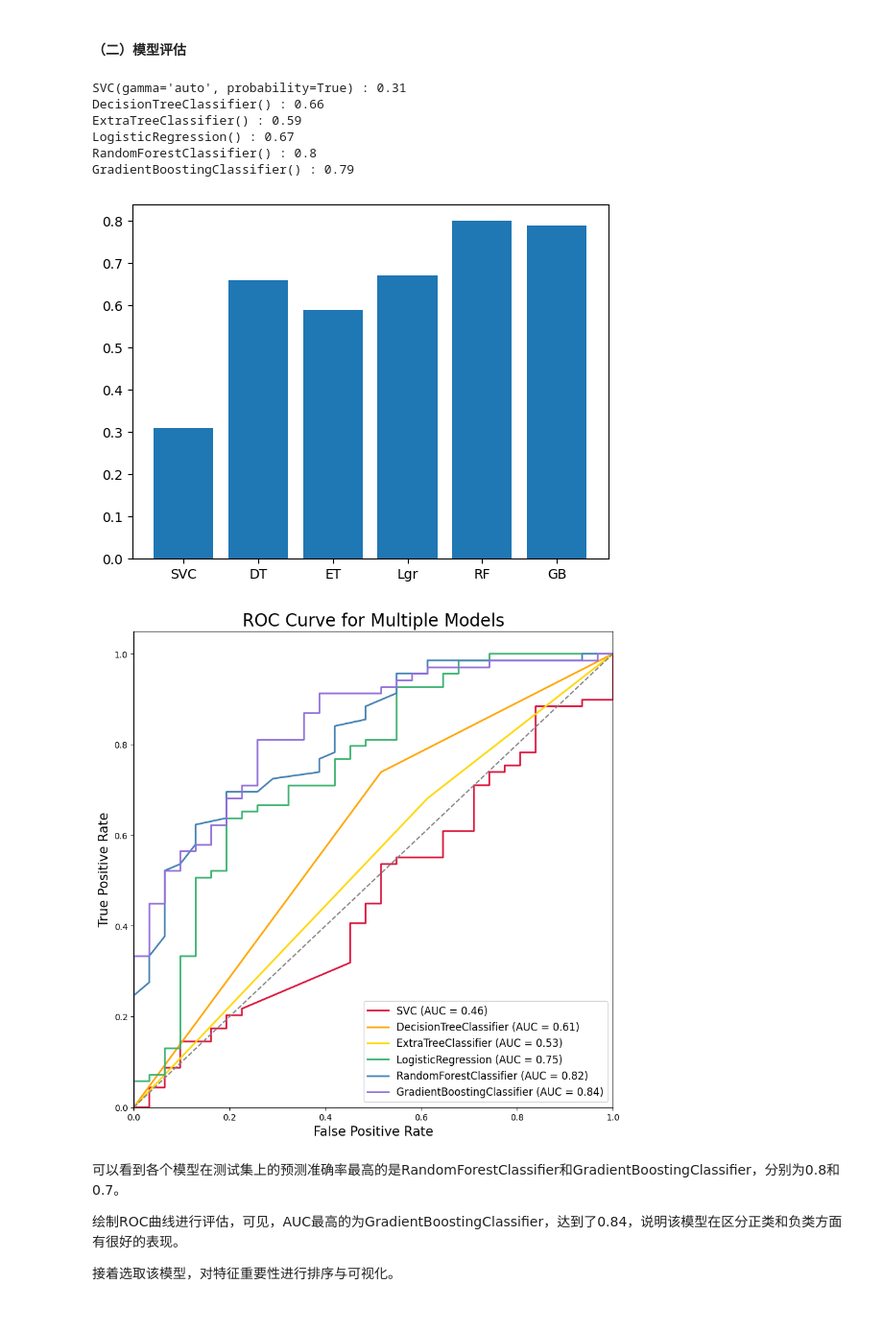
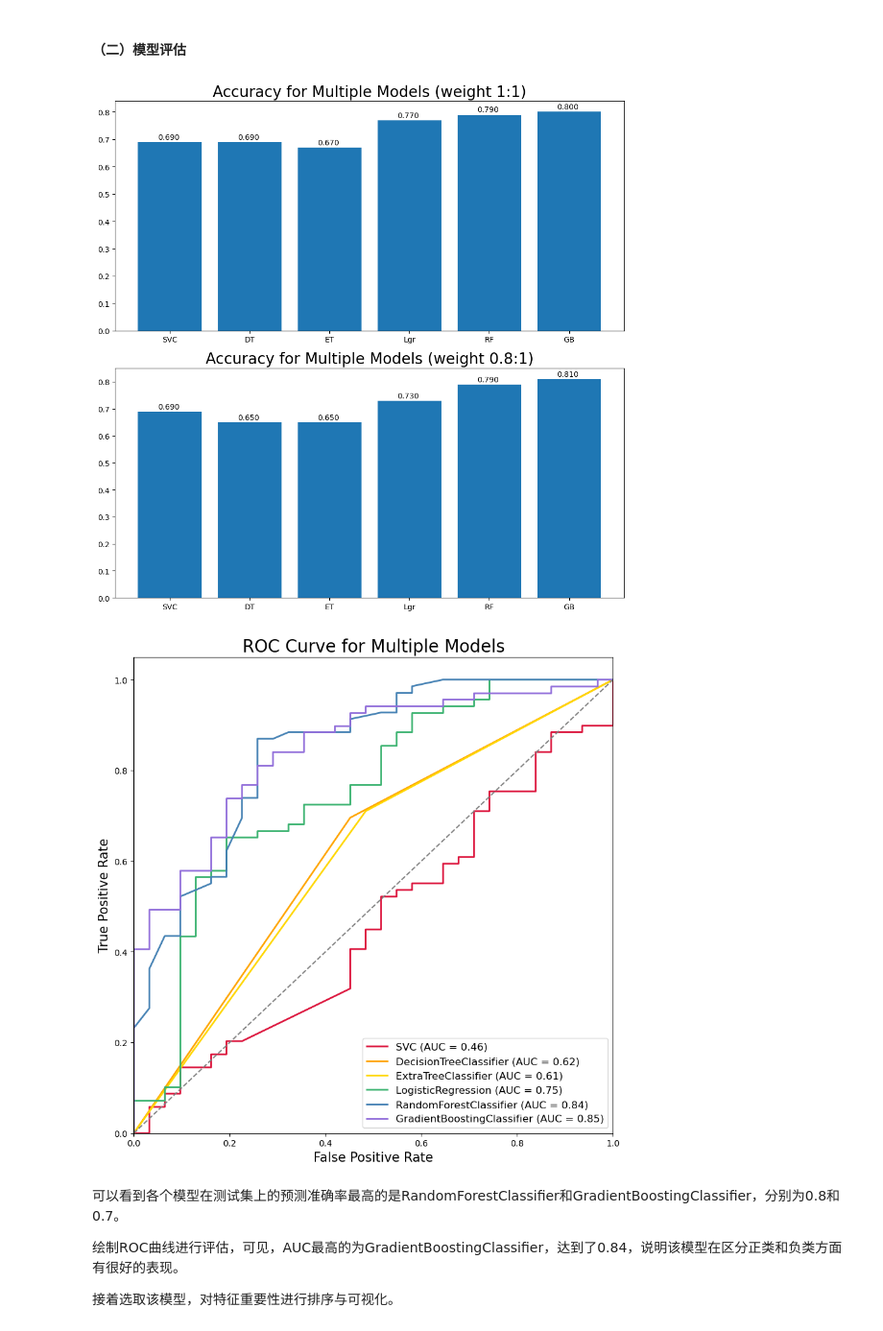
Before and after one commit to Finorita/Machine-Learning, a Jupyter notebook: 期末大作业6.3版本.ipynb, the cells around one changed output. Shown at 96% size. Drawn from its saved outputs; the diff is of its cells as text; code cells hidden in the pictures.

```diff
--- a/期末大作业6.3版本.ipynb
+++ b/期末大作业6.3版本.ipynb
@@ -3,10 +28,6 @@
 # %%
 import pandas as pd
 import numpy as np
-credit=pd.read_csv("C:\\Users\\DELL\\Desktop\\客户信用风险\\credit_customers.csv")
-# 查看数据结构
-print(credit.info())
-# 查看数据集中是否有缺失值
-print(credit.isnull().any())
+credit=pd.read_csv("./credit_customers.csv")
 credit
 # %% [output]
@@ -365,8 +392,35 @@ from sklearn.ensemble import GradientBoostingClassifier
 import matplotlib.pyplot as plt
 from sklearn.metrics import roc_curve, auc
 from sklearn.utils.class_weight import compute_sample_weight
+
+# 绘制准确率直方图
+
 # 对模型进行权重调整
-class_weight = {1:0.3, 0:0.7}
+class_weight = {1:1, 0:1}
+sample_weight_vect = compute_sample_weight(class_weight, y=y_train)
+models = [SVC(gamma='auto', probability=True),DecisionTreeClassifier(),
+          ExtraTreeClassifier(), LogisticRegression(), RandomForestClassifier(),
+          GradientBoostingClassifier()]
+# 训练每个算法模型并进行预测
+accuracies = []
+for model in models:
+    model.fit(X_train, y_train,sample_weight=sample_weight_vect)
+    y_pred = model.predict(X_test)
+    accuracy = accuracy_score(y_test, y_pred)
+    accuracies.append(accuracy)
+
+plt.figure(figsize=(10,10))
+# 创建第一个子图，位置是2行1列的第一个
+plt.subplot(2,1,1)
+plt.bar(range(len(models)), accuracies)
+plt.xticks(range(len(models)), ['SVC','DT','ET','Lgr','RF','GB'])
+plt.title('Accuracy for Multiple Models (weight 1:1)', fontsize=20)
+# 在每个直方上方添加文本标签，显示高度
+for x, y in enumerate(accuracies):
+    plt.text(x - 0.15, y + 0.01, '%.3f' % y)
+
+# 对模型进行权重调整
+class_weight = {1:0.8, 0:1}
 sample_weight_vect = compute_sample_weight(class_weight, y=y_train)
 models = [SVC(gamma='auto', probability=True),DecisionTreeClassifier(), ExtraTreeClassifier(), LogisticRegression(), RandomForestClassifier(), GradientBoostingClassifier()]
 # 训练每个算法模型并进行预测
@@ -375,50 +429,49 @@ for model in models:
     model.fit(X_train, y_train,sample_weight=sample_weight_vect)
     y_pred = model.predict(X_test)
     accuracy = accuracy_score(y_test, y_pred)
-    print(model,":",accuracy)
     accuracies.append(accuracy)
 # 绘制准确率直方图
-
+plt.subplot(2,1,2)
 plt.bar(range(len(models)), accuracies)
 plt.xticks(range(len(models)), ['SVC','DT','ET','Lgr','RF','GB'])
+plt.title('Accuracy for Multiple Models (weight 0.8:1)', fontsize=20)
 
+# 在每个直方上方添加文本标签，显示高度
+for x, y in enumerate(accuracies):
+    plt.text(x - 0.15, y + 0.01, '%.3f' % y)
+# 调整子图之间的间距
+plt.tight_layout()
 plt.show()
-# 创建空白画布
+
+# 创建新画布绘制每个模型的roc曲线
 plt.figure(figsize=(10, 10), dpi=100)
 
-# 绘制每个模型的roc曲线
 colors = ['crimson', 'orange', 'gold', 'mediumseagreen', 'steelblue', 'mediumpurple']
 for model, color in zip(models, colors):
     y_score = model.predict_proba(X_test)[:, 1] # 获取预测概率
     fpr, tpr, thresholds = roc_curve(y_test, y_score) # 计算fpr和tpr
     auc_value = auc(fpr, tpr) # 计算auc值
     plt.plot(fpr, tpr, lw=2, label=model.__class__.__name__ + ' (AUC = %.2f)' % auc_value, color=color) # 绘制roc曲线并设置标签
 
 # 绘制对角线
 plt.plot([0, 1], [0, 1], '--', color='gray')
 
 # 设置坐标轴范围、标签和字体大小
 plt.xlim([0.0, 1.0])
 plt.ylim([0.0, 1.05])
 plt.xlabel('False Positive Rate', fontsize=15)
 plt.ylabel('True Positive Rate', fontsize=15)
 plt.title('ROC Curve for Multiple Models', fontsize=20)
 
 # 添加图例
 plt.legend(loc='lower right', fontsize=12)
 
 # 保存或显示图像
 plt.savefig('roc.png')
 #plt.show()
 # %% [output]
-SVC(gamma='auto', probability=True) : 0.31
-DecisionTreeClassifier() : 0.66
-ExtraTreeClassifier() : 0.59
-LogisticRegression() : 0.67
-RandomForestClassifier() : 0.8
-GradientBoostingClassifier() : 0.79
-[figure, old version]
+[figure, new version]
-[figure, old version]
+[figure, new version]
 # %% [markdown]
 可以看到各个模型在测试集上的预测准确率最高的是RandomForestClassifier和GradientBoostingClassifier，分别为0.8和0.7。
 
```
Also changed, not shown: parts of 20 cells of this notebook.
